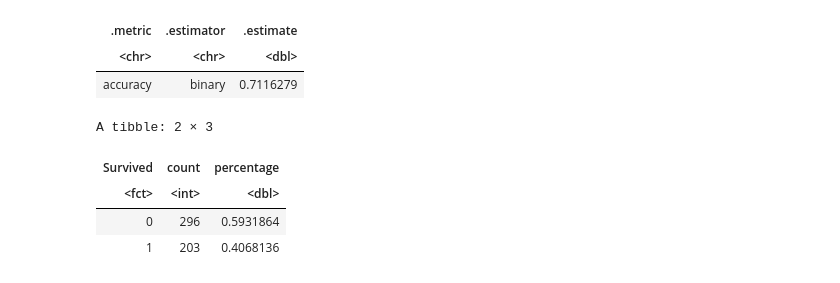
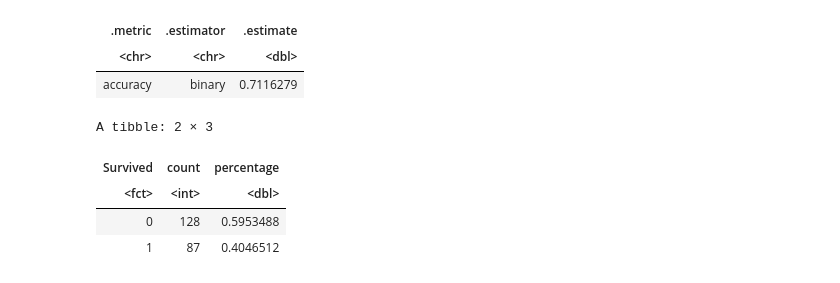
Before and after one commit to zhang17s/DSCI-100-Group-Project-, a Jupyter notebook: Proposal.ipynb, the cells around one changed output. Saved outputs shown, nothing was run; the diff lists cells and outputs as text; code cells hidden in the pictures.

Commit message:
Minor bug fix in majority class prediction

```diff
--- a/Proposal.ipynb
+++ b/Proposal.ipynb
@@ -379,14 +379,14 @@ A tibble: 1 × 3
 # %%
 #finding the majority class prediction:
 
-majority_class <- boat_train_model |>
+majority_class <- boat_test |>
     group_by(Survived) |>
-    summarise(count = n(), percentage = n()/nrow(boat_train_model))
+    summarise(count = n(), percentage = n()/nrow(boat_test))
 
 majority_class
 # %% [output]
 A tibble: 2 × 3
 | Survived | count | percentage |
 | <fct> | <int> | <dbl> |
-| 0 | 296 | 0.5931864 |
-| 1 | 203 | 0.4068136 |
+| 0 | 128 | 0.5953488 |
+| 1 | 87 | 0.4046512 |
```
